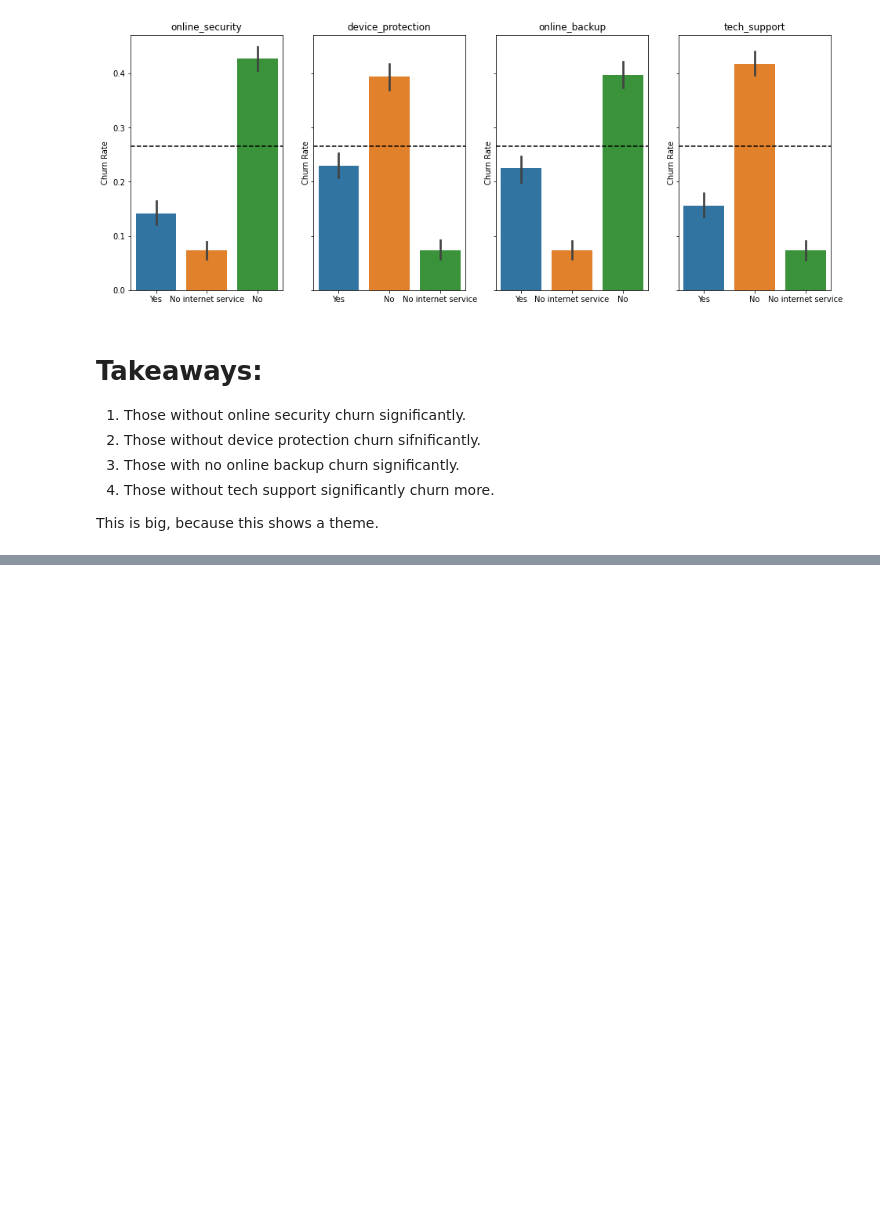
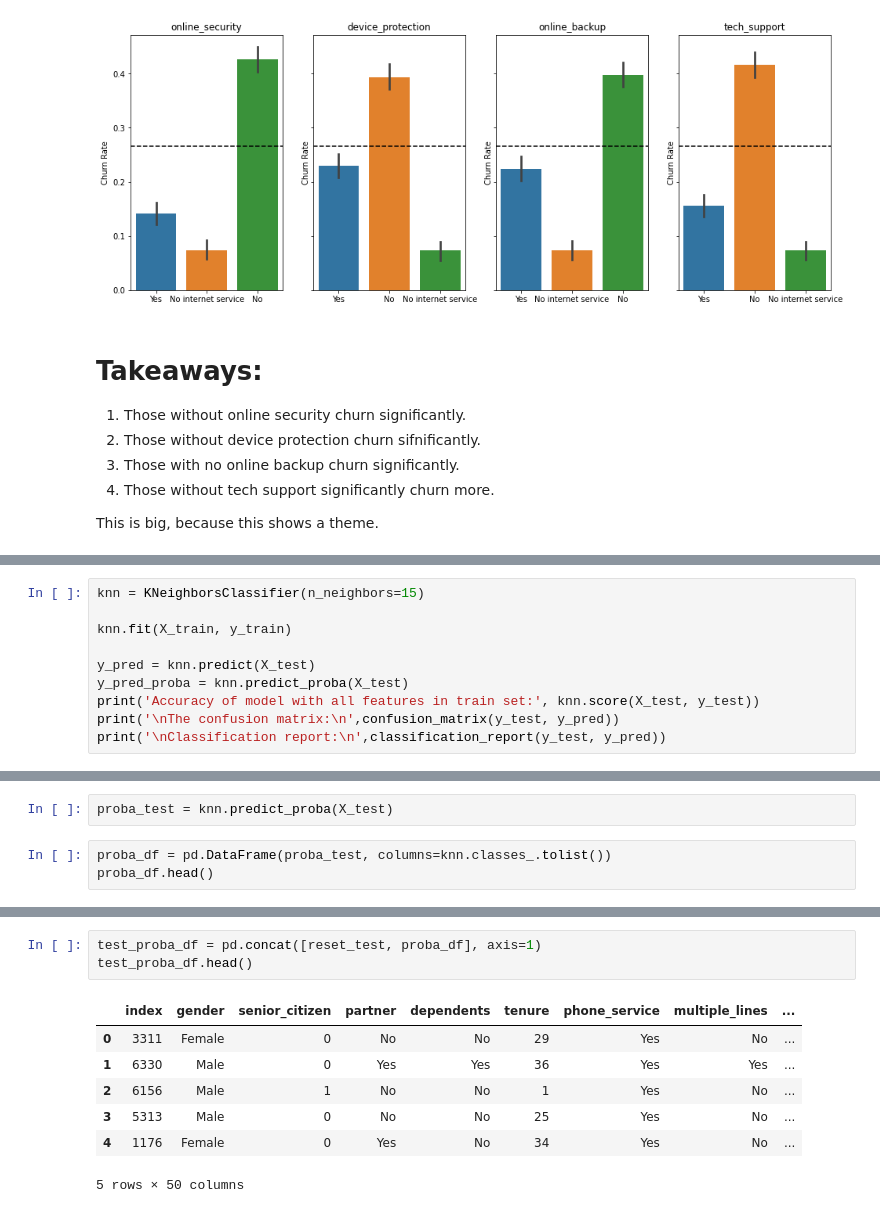
Before and after one commit to paigerackley/classification-project, a Jupyter notebook: workbook.ipynb, the cells around one changed output, grey strips where cells are left out. Cells and saved outputs as stored; diff of their text form; blank space fills up the shorter version.

Commit message:
Created prediction csv, finished notebook, moving on to final notebook

```diff
--- a/workbook.ipynb
+++ b/workbook.ipynb
@@ -758,0 +1250,10 @@ ValueError: could not convert string to float: 'Female'
+# %%
+knn = KNeighborsClassifier(n_neighbors=15)
+
+knn.fit(X_train, y_train)
+
+y_pred = knn.predict(X_test)
+y_pred_proba = knn.predict_proba(X_test)
+print('Accuracy of model with all features in train set:', knn.score(X_test, y_test))
+print('\nThe confusion matrix:\n',confusion_matrix(y_test, y_pred))
+print('\nClassification report:\n',classification_report(y_test, y_pred))
@@ -758,0 +1282,5 @@ ValueError: could not convert string to float: 'Female'
+# %%
+proba_test = knn.predict_proba(X_test)
+# %%
+proba_df = pd.DataFrame(proba_test, columns=knn.classes_.tolist())
+proba_df.head()
@@ -758,0 +1305,11 @@ ValueError: could not convert string to float: 'Female'
+# %%
+test_proba_df = pd.concat([reset_test, proba_df], axis=1)
+test_proba_df.head()
+# %% [output]
+|  | index | gender | senior_citizen | partner | dependents | tenure | phone_service | multiple_lines | ... |
+| 0 | 3311 | Female | 0 | No | No | 29 | Yes | No | ... |
+| 1 | 6330 | Male | 0 | Yes | Yes | 36 | Yes | Yes | ... |
+| 2 | 6156 | Male | 1 | No | No | 1 | Yes | No | ... |
+| 3 | 5313 | Male | 0 | No | No | 25 | Yes | No | ... |
+| 4 | 1176 | Female | 0 | Yes | No | 34 | Yes | No | ... |
+5 rows × 50 columns
```
Also changed, not shown: parts of 98 cells of this notebook, 1 other file.
